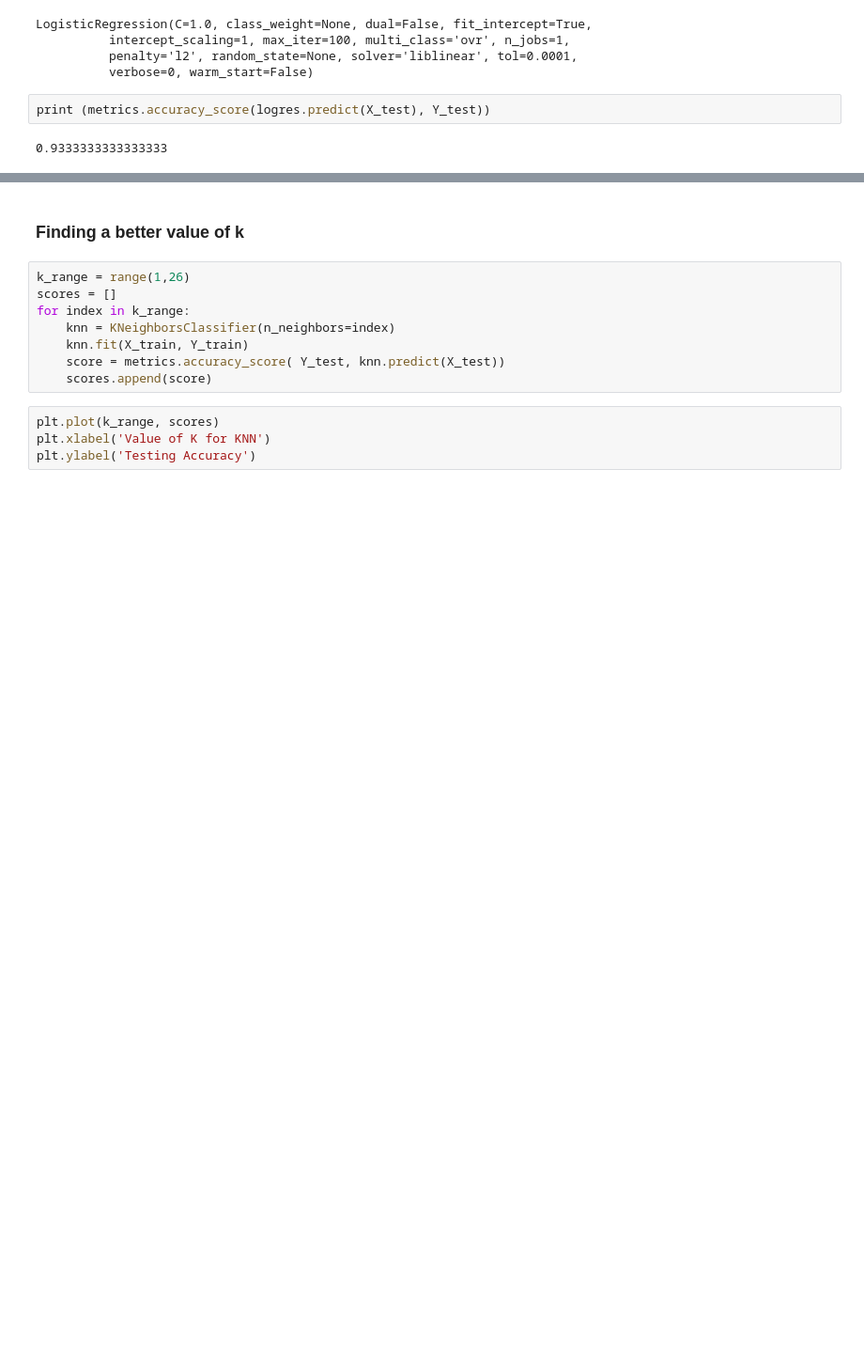
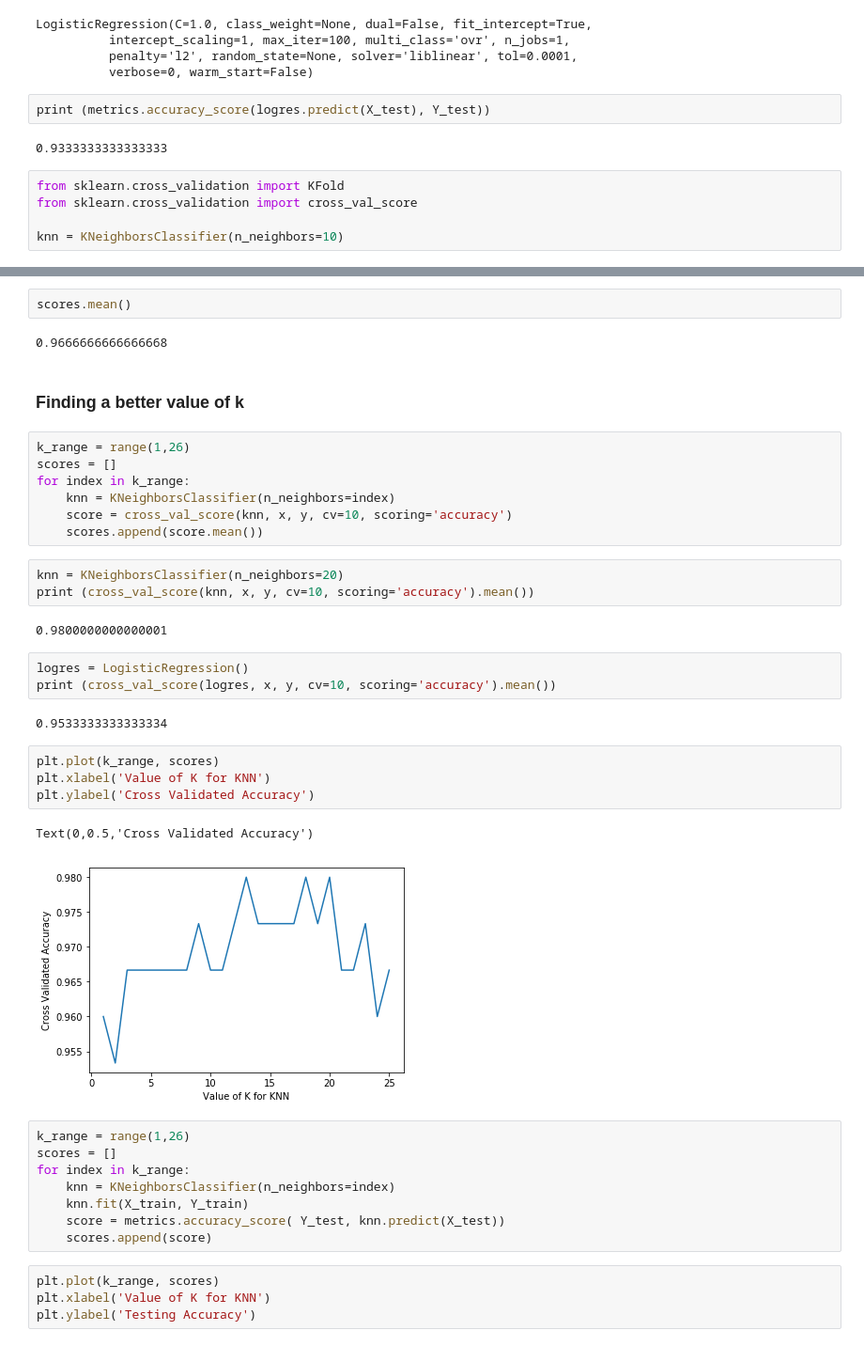
Before and after one commit to animesh371/MachineLearning, a Jupyter notebook: Tutorials/Scikit-Learn Getting Started.ipynb, the cells around one changed output, grey strips where cells are left out. Shown: that part at 94% size. Saved outputs shown, nothing was run; the diff lists cells and outputs as text; blank space fills up the shorter version.

Commit message:
Added k-fold Cross Validation

```diff
--- a/Tutorials/Scikit-Learn Getting Started.ipynb
+++ b/Tutorials/Scikit-Learn Getting Started.ipynb
@@ -164,3 +164,8 @@ LogisticRegression(C=1.0, class_weight=None, dual=False, fit_intercept=True,
 print (metrics.accuracy_score(logres.predict(X_test), Y_test))
 # %% [output]
 0.9333333333333333
+# %%
+from sklearn.cross_validation import KFold
+from sklearn.cross_validation import cross_val_score
+
+knn = KNeighborsClassifier(n_neighbors=10)
@@ -167,5 +174,33 @@ print (metrics.accuracy_score(logres.predict(X_test), Y_test))
+# %%
+scores.mean()
+# %% [output]
+0.9666666666666668
 # %% [markdown]
 ### Finding a better value of k
+# %%
+k_range = range(1,26)
+scores = []
+for index in k_range:
+    knn = KNeighborsClassifier(n_neighbors=index)
+    score = cross_val_score(knn, x, y, cv=10, scoring='accuracy')
+    scores.append(score.mean())
+# %%
+knn = KNeighborsClassifier(n_neighbors=20)
+print (cross_val_score(knn, x, y, cv=10, scoring='accuracy').mean())
+# %% [output]
+0.9800000000000001
+# %%
+logres = LogisticRegression()
+print (cross_val_score(logres, x, y, cv=10, scoring='accuracy').mean())
+# %% [output]
+0.9533333333333334
+# %%
+plt.plot(k_range, scores)
+plt.xlabel('Value of K for KNN')
+plt.ylabel('Cross Validated Accuracy')
+# %% [output]
+Text(0,0.5,'Cross Validated Accuracy')
+[figure, added]
 # %%
 k_range = range(1,26)
 scores = []
```
Also changed, not shown: parts of 3 cells of this notebook.
